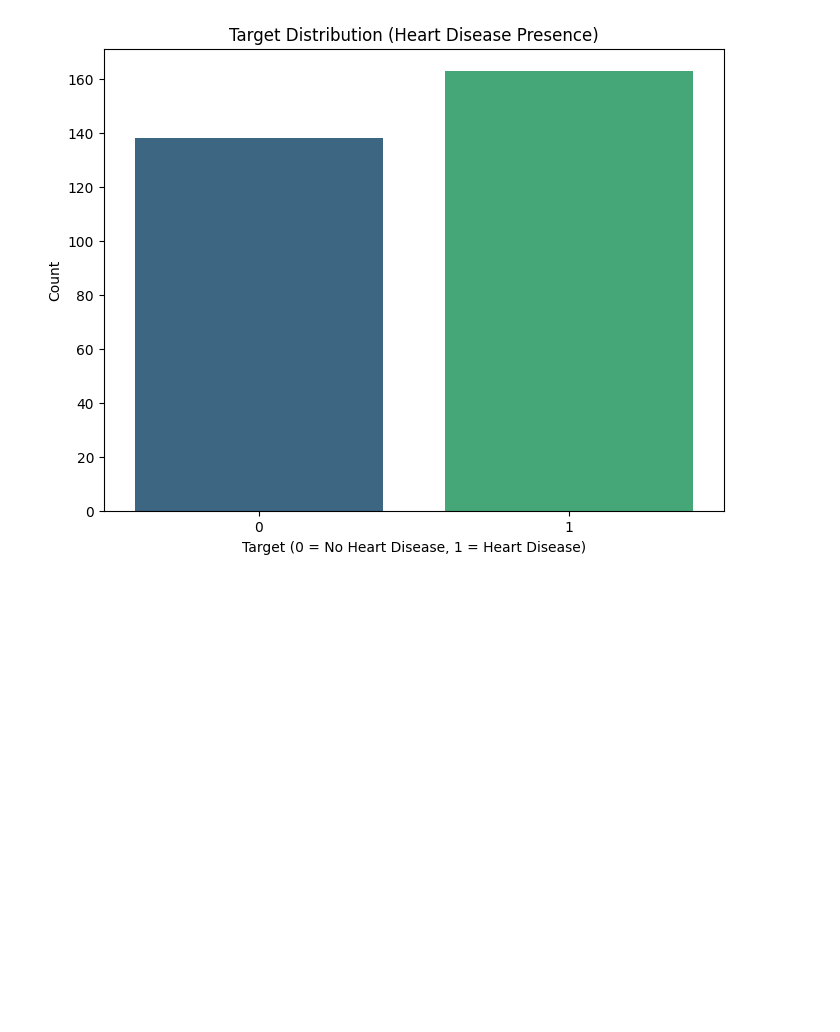
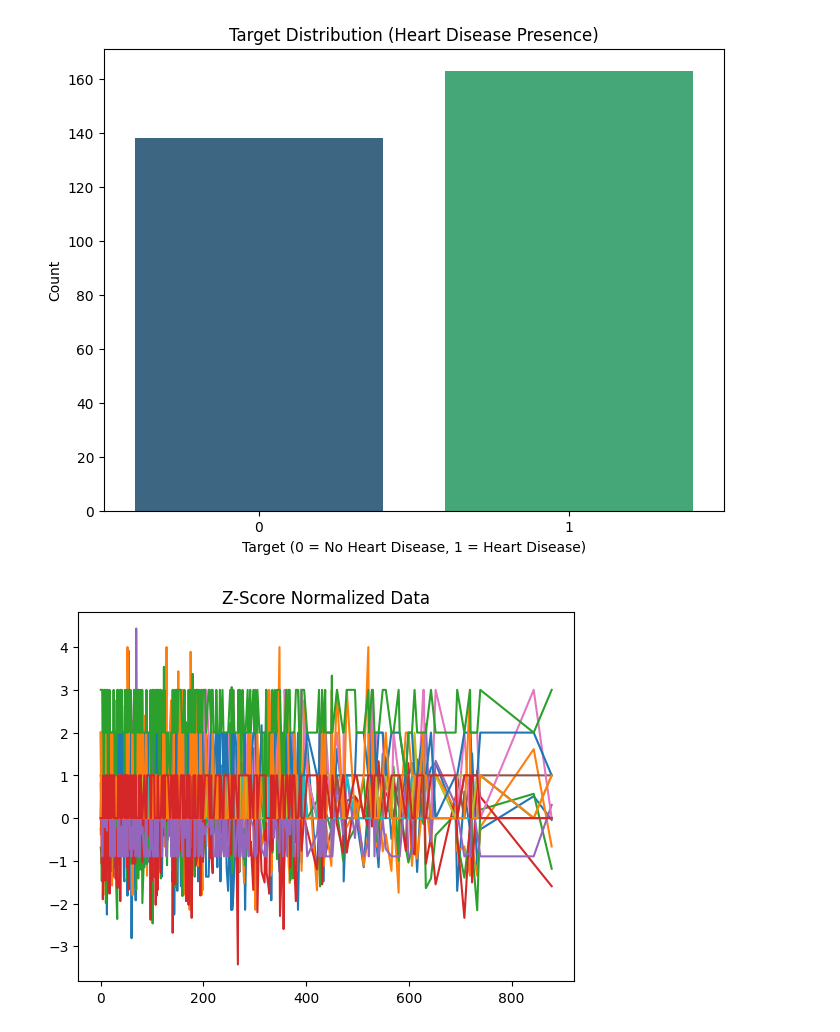
Before and after one commit to KartikTotlani/FODS, a Jupyter notebook: FODS_Assn6.ipynb, the cells around one changed output. Saved outputs shown, nothing was run; the diff lists cells and outputs as text; code cells hidden in the pictures; blank space fills up the shorter version.

```diff
--- a/FODS_Assn6.ipynb
+++ b/FODS_Assn6.ipynb
@@ -153,3 +153,20 @@ Passing `palette` without assigning `hue` is deprecated and will be removed in v
 
   sns.countplot(x='target', data=df, palette='viridis')
 [figure]
+# %%
+
+# Select only numerical features for Z-score scaling
+numerical_features = df.select_dtypes(include=['number']).columns
+df_ZScaled = pd.DataFrame((df[numerical_features] - df[numerical_features].mean()) / df[numerical_features].std(),
+                         columns=numerical_features,
+                         index=df.index)
+
+# Concatenate scaled numerical features with original categorical features
+categorical_features = df.select_dtypes(exclude=['number']).columns
+df_ZScaled = pd.concat([df_ZScaled, df[categorical_features]], axis=1)
+# %%
+plt.plot(df_ZScaled)
+plt.title('Z-Score Normalized Data')
+plt.show()
+# %% [output]
+[figure, added]
```
